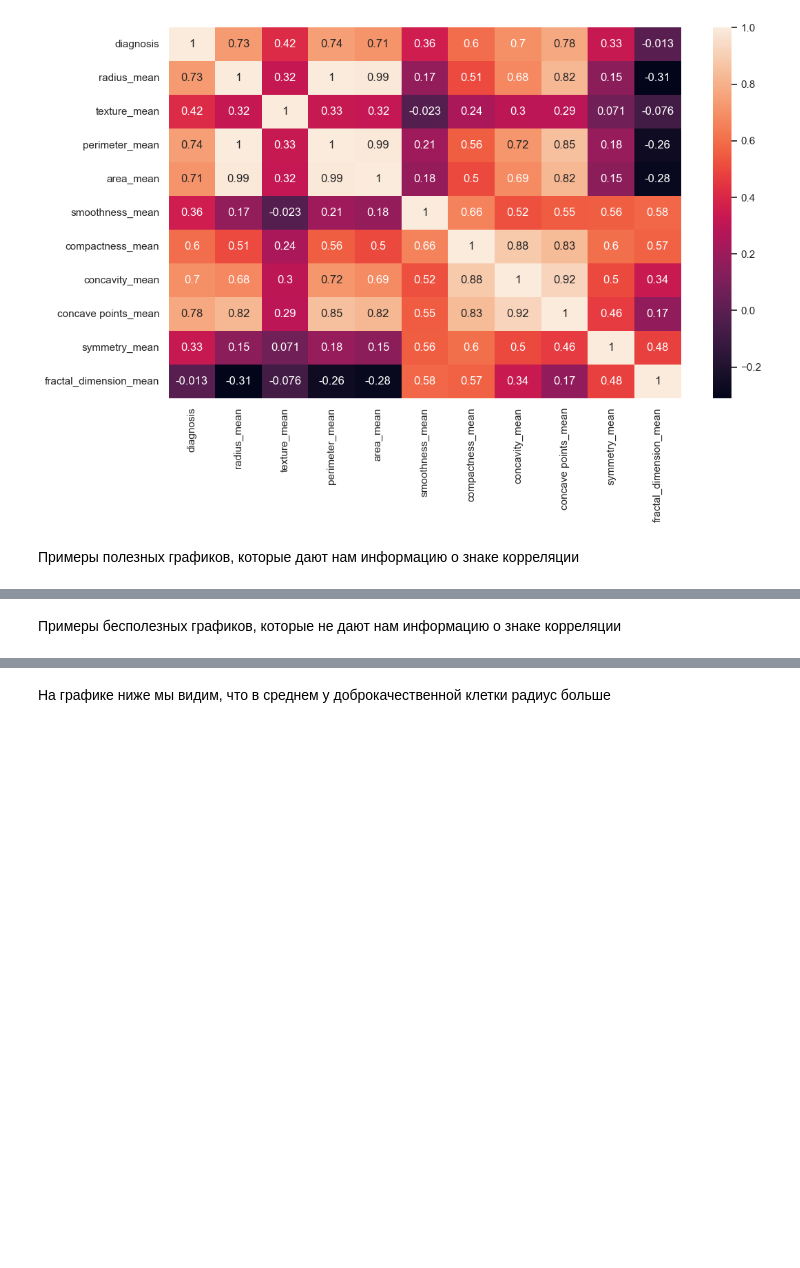
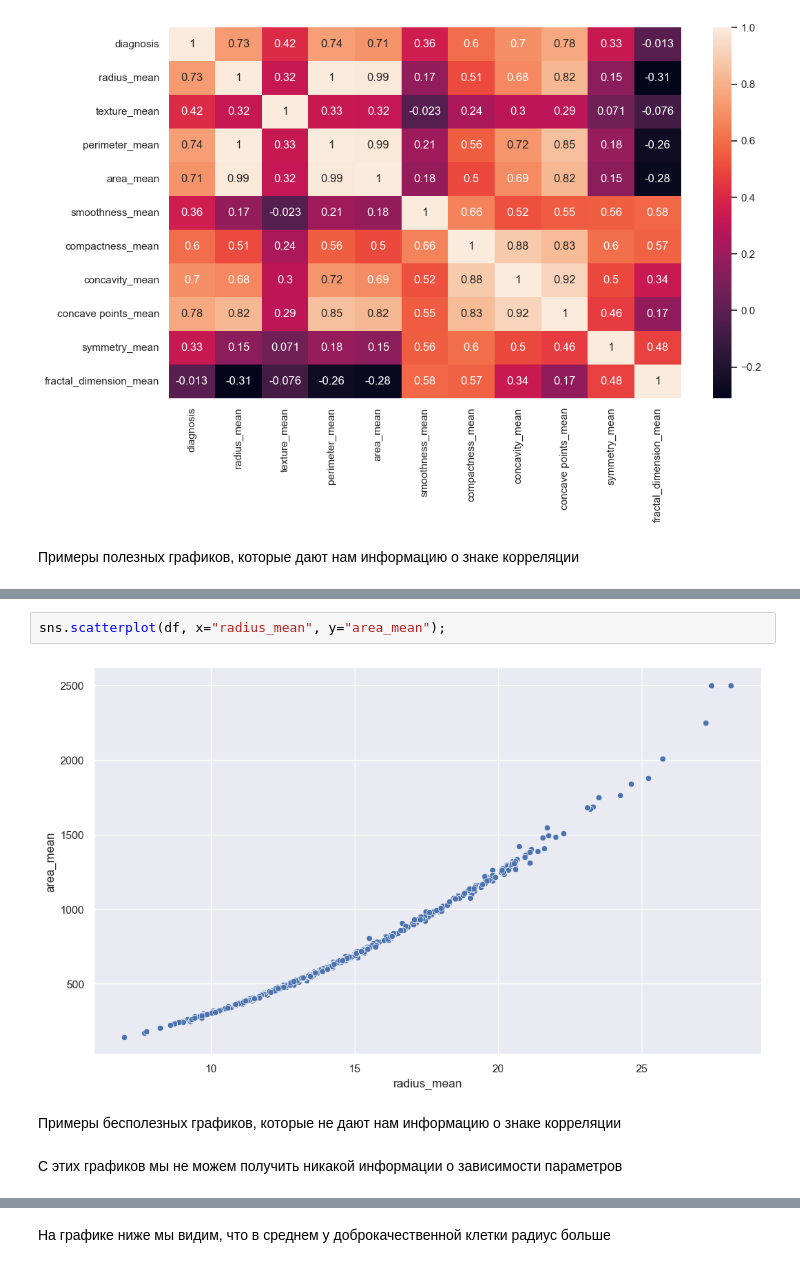
Before and after one commit to Nigota/DBLabsFinalWork, a Jupyter notebook: visualization.ipynb, the cells around one changed output, grey strips where cells are left out. Drawn from its saved outputs; the diff is of its cells as text; blank space fills up the shorter version.

```diff
--- a/visualization.ipynb
+++ b/visualization.ipynb
@@ -42,4 +42,10 @@ sns.scatterplot(df, x="radius_mean", y="perimeter_mean")
 [figure]
+# %%
+sns.scatterplot(df, x="radius_mean", y="area_mean");
+# %% [output]
+[figure, added]
 # %% [markdown]
 Примеры бесполезных графиков, которые не дают нам информацию о знаке корреляции
+# %% [markdown]
+С этих графиков мы не можем получить никакой информации о зависимости параметров
 # %%
```
Also changed, not shown: parts of 5 cells of this notebook.
